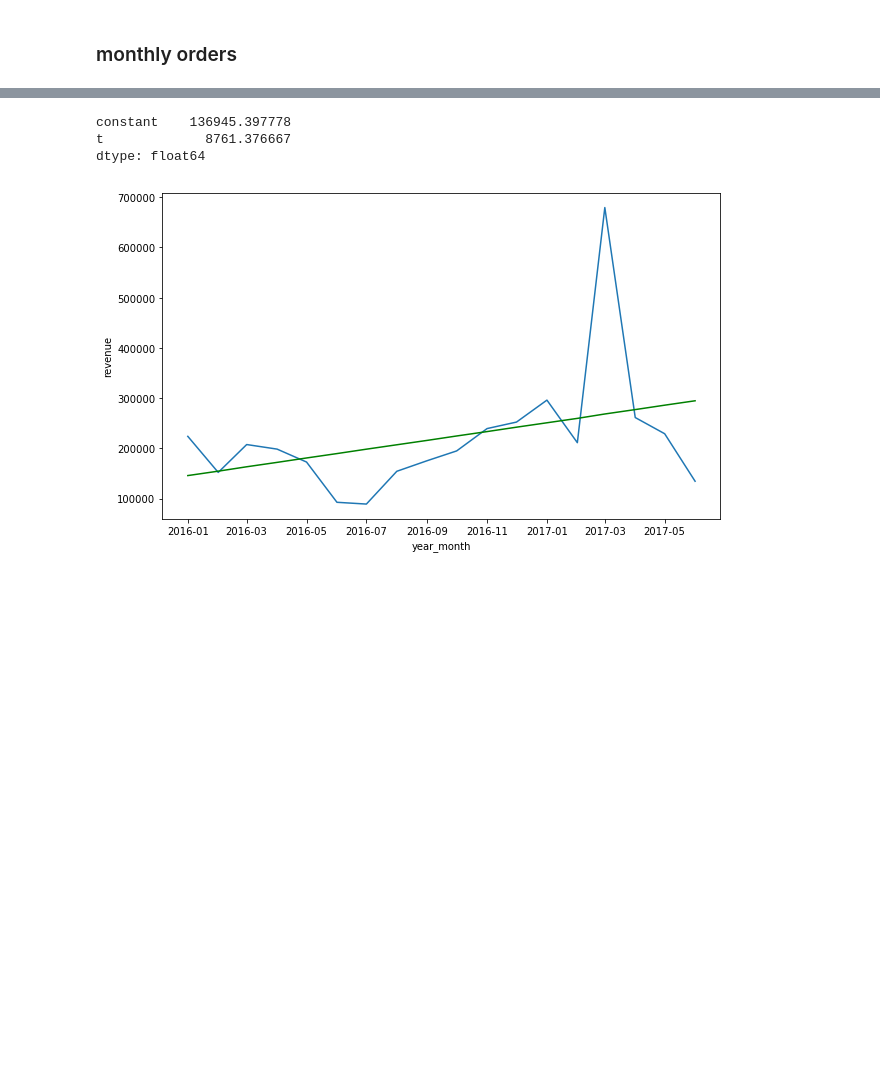
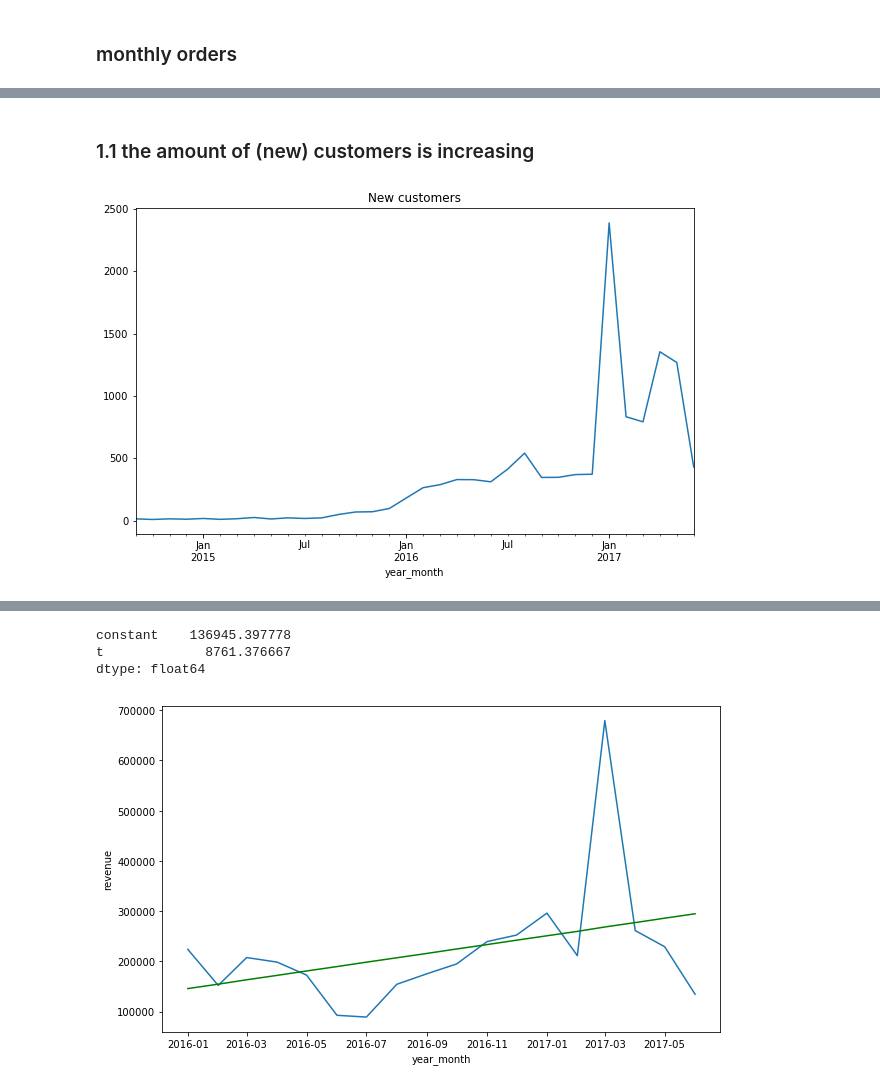
Before and after one commit to ivanlopezlobato/training, a Jupyter notebook: 10_business_cases/business_case.ipynb, the cells around one changed output, grey strips where cells are left out. Saved outputs shown, nothing was run; the diff lists cells and outputs as text; code cells hidden in the pictures; blank space fills up the shorter version.

```diff
--- a/10_business_cases/business_case.ipynb
+++ b/10_business_cases/business_case.ipynb
@@ -281,0 +257,12 @@ monthly_revenue
+# %% [markdown]
+### 1.1 the amount of (new) customers is increasing
+# %%
+customers["year_month"] = pd.to_datetime(customers["date_first_order"]).dt.to_period("M").astype(str)
+
+customers["year_month"] = pd.to_datetime(customers["year_month"])
+
+# plot line
+fig, ax = plt.subplots(figsize=(10,6))
+customers.groupby(["year_month"]).count()["customer_id"].plot().title.set_text("New customers");
+# %% [output]
+[figure, added]
```
Also changed, not shown: parts of 40 cells of this notebook.
